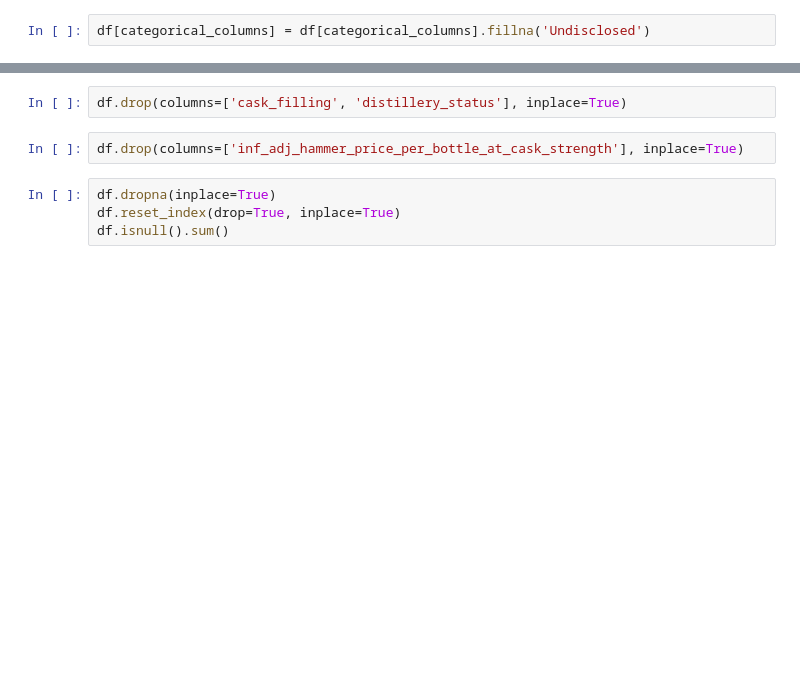
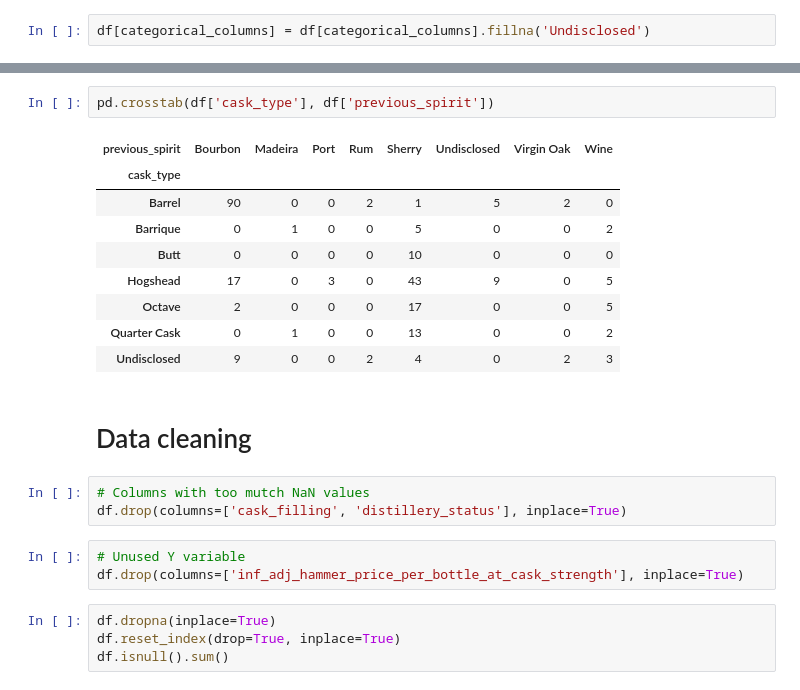
Before and after one commit to joaopaivaa/Cask-Worth, a Jupyter notebook: data_analysis.ipynb, the cells around one changed output, grey strips where cells are left out. Saved outputs shown, nothing was run; the diff lists cells and outputs as text; blank space fills up the shorter version.

```diff
--- a/data_analysis.ipynb
+++ b/data_analysis.ipynb
@@ -67,6 +161,22 @@ previous_spirit
+# %%
+pd.crosstab(df['cask_type'], df['previous_spirit'])
+# %% [output]
+| previous_spirit | Bourbon | Madeira | Port | Rum | Sherry | Undisclosed | Virgin Oak | Wine |
+| cask_type |  |  |  |  |  |  |  |  |
+| Barrel | 90 | 0 | 0 | 2 | 1 | 5 | 2 | 0 |
+| Barrique | 0 | 1 | 0 | 0 | 5 | 0 | 0 | 2 |
+| Butt | 0 | 0 | 0 | 0 | 10 | 0 | 0 | 0 |
+| Hogshead | 17 | 0 | 3 | 0 | 43 | 9 | 0 | 5 |
+| Octave | 2 | 0 | 0 | 0 | 17 | 0 | 0 | 5 |
+| Quarter Cask | 0 | 1 | 0 | 0 | 13 | 0 | 0 | 2 |
+| Undisclosed | 9 | 0 | 0 | 2 | 4 | 0 | 2 | 3 |
+# %% [markdown]
+# Data cleaning
 # %%
+# Columns with too mutch NaN values
 df.drop(columns=['cask_filling', 'distillery_status'], inplace=True)
 # %%
+# Unused Y variable
 df.drop(columns=['inf_adj_hammer_price_per_bottle_at_cask_strength'], inplace=True)
 # %%
 df.dropna(inplace=True)
```
Also changed, not shown: parts of 18 cells of this notebook.
